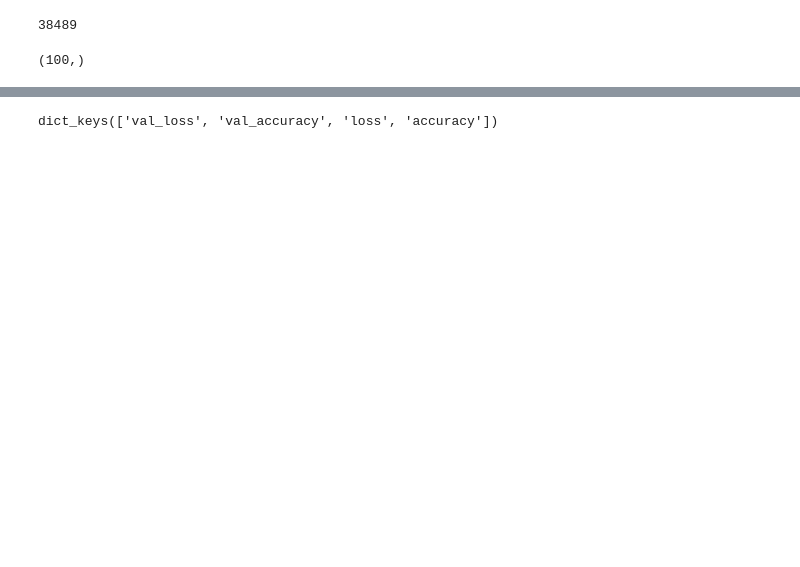
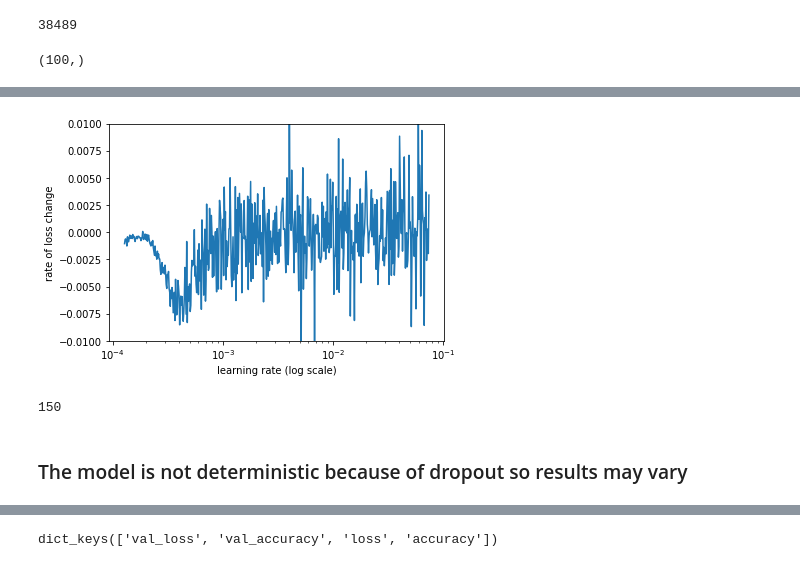
Before and after one commit to Sandhya-G/Agression-Detection, a Jupyter notebook: notebook/Attention.ipynb, the cells around one changed output, grey strips where cells are left out. Drawn from its saved outputs; the diff is of its cells as text; code cells hidden in the pictures; blank space fills up the shorter version.

```diff
--- a/notebook/Attention.ipynb
+++ b/notebook/Attention.ipynb
@@ -250,0 +422,4 @@ Epoch 10/10
+# %%
+lr_finder.plot_loss_change(sma=20, n_skip_beginning=20, n_skip_end=5, y_lim=(-0.01, 0.01))
+# %% [output]
+[figure, added]
@@ -250,0 +542,8 @@ Epoch 10/10
+# %%
+iterations = len(train_y)/512
+step_size = math.floor(iterations*2)
+step_size
+# %% [output]
+150
+# %% [markdown]
+### The model is not deterministic because of dropout so results may vary
```
Also changed, not shown: parts of 45 cells of this notebook.
